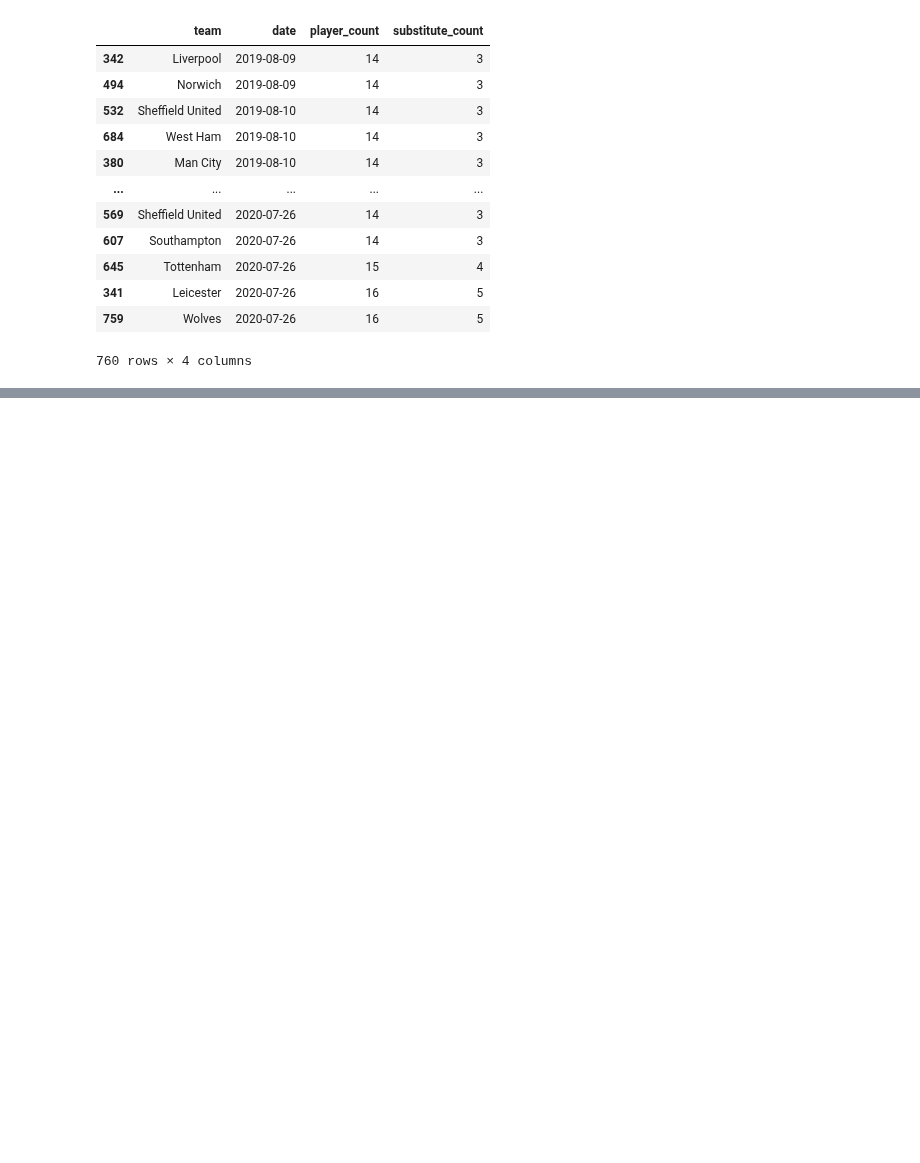
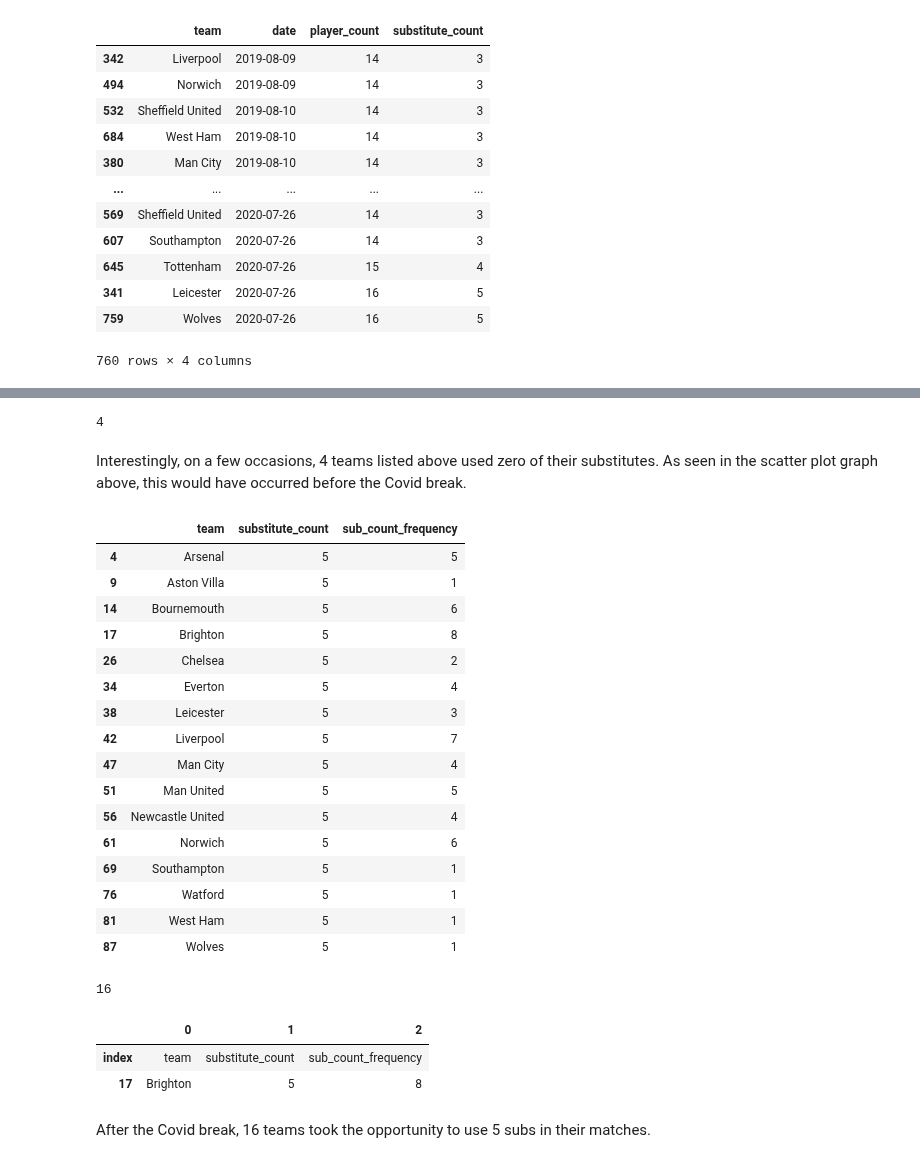
Before and after one commit to CharlesPeterMcCarthy/english-premier-league-2019-2020-statistical-analysis, a Jupyter notebook: epl-2019-2020.ipynb, the cells around one changed output, grey strips where cells are left out. Saved outputs shown, nothing was run; the diff lists cells and outputs as text; code cells hidden in the pictures; blank space fills up the shorter version.

```diff
--- a/epl-2019-2020.ipynb
+++ b/epl-2019-2020.ipynb
@@ -1118,0 +1119,4 @@ We can see from the scatter plot graph above that there was never more than 3 su
+# %%
+sub_count_frequencies = team_match_players_played.groupby(['team', 'substitute_count']).size().reset_index(name='sub_count_frequency')
+
+sub_count_frequencies
@@ -1118,0 +1147,42 @@ We can see from the scatter plot graph above that there was never more than 3 su
+# %%
+zero_sub_frequencies.shape[0]
+# %% [output]
+4
+# %% [markdown]
+Interestingly, on a few occasions, 4 teams listed above used zero of their substitutes. As seen in the scatter plot graph above, this would have occurred before the Covid break.
+# %%
+five_sub_frequencies = sub_count_frequencies[sub_count_frequencies.substitute_count == 5]
+
+five_sub_frequencies
+# %% [output]
+|  | team | substitute_count | sub_count_frequency |
+| 4 | Arsenal | 5 | 5 |
+| 9 | Aston Villa | 5 | 1 |
+| 14 | Bournemouth | 5 | 6 |
+| 17 | Brighton | 5 | 8 |
+| 26 | Chelsea | 5 | 2 |
+| 34 | Everton | 5 | 4 |
+| 38 | Leicester | 5 | 3 |
+| 42 | Liverpool | 5 | 7 |
+| 47 | Man City | 5 | 4 |
+| 51 | Man United | 5 | 5 |
+| 56 | Newcastle United | 5 | 4 |
+| 61 | Norwich | 5 | 6 |
+| 69 | Southampton | 5 | 1 |
+| 76 | Watford | 5 | 1 |
+| 81 | West Ham | 5 | 1 |
+| 87 | Wolves | 5 | 1 |
+# %%
+five_sub_frequencies.shape[0]
+# %% [output]
+16
+# %%
+highest_five_sub_team = five_sub_frequencies.iloc[five_sub_frequencies['sub_count_frequency'].argmax()].reset_index().transpose()
+
+highest_five_sub_team
+# %% [output]
+|  | 0 | 1 | 2 |
+| index | team | substitute_count | sub_count_frequency |
+| 17 | Brighton | 5 | 8 |
+# %% [markdown]
+After the Covid break, 16 teams took the opportunity to use 5 subs in their matches.
```
Also changed, not shown: parts of 4 cells of this notebook.
